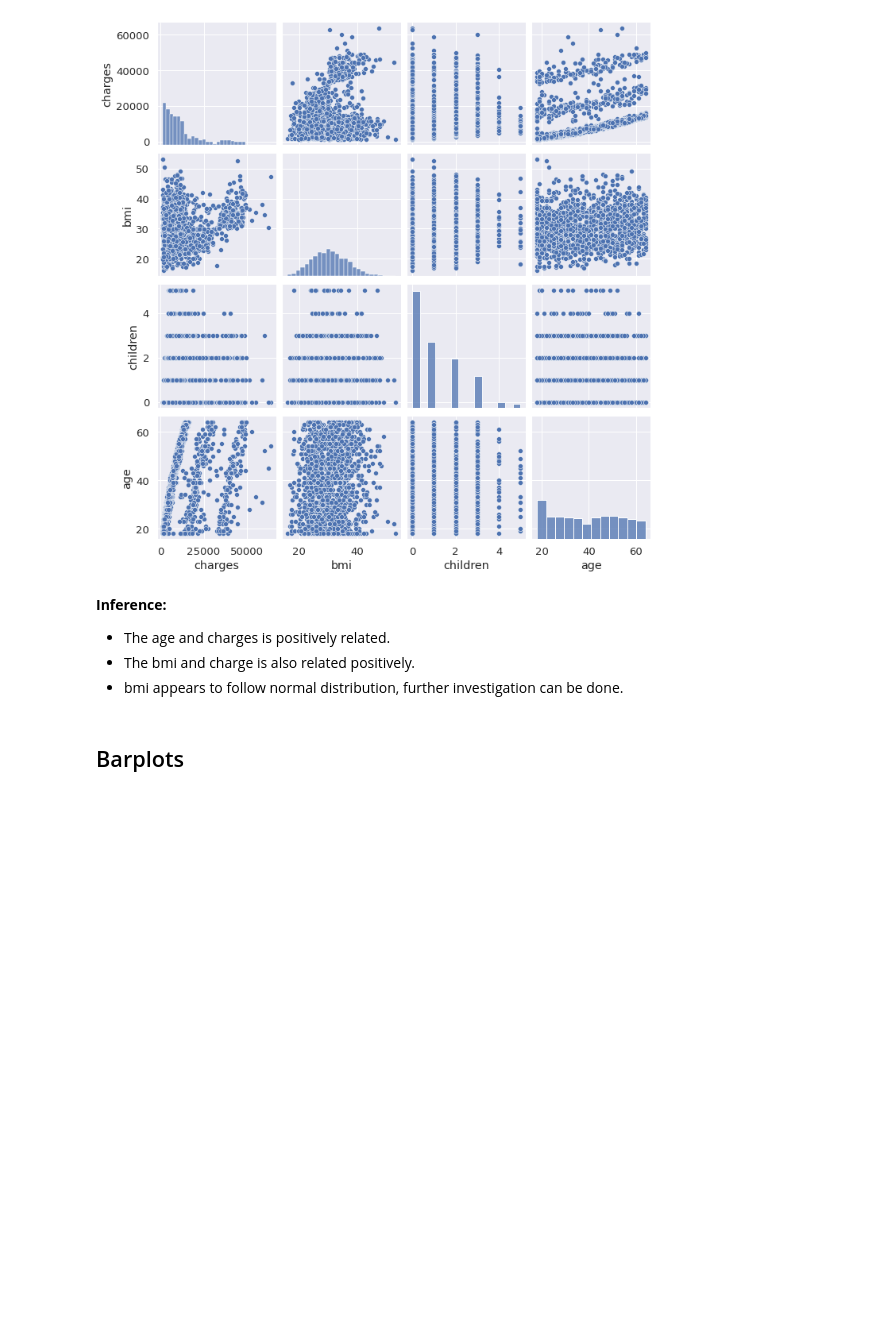
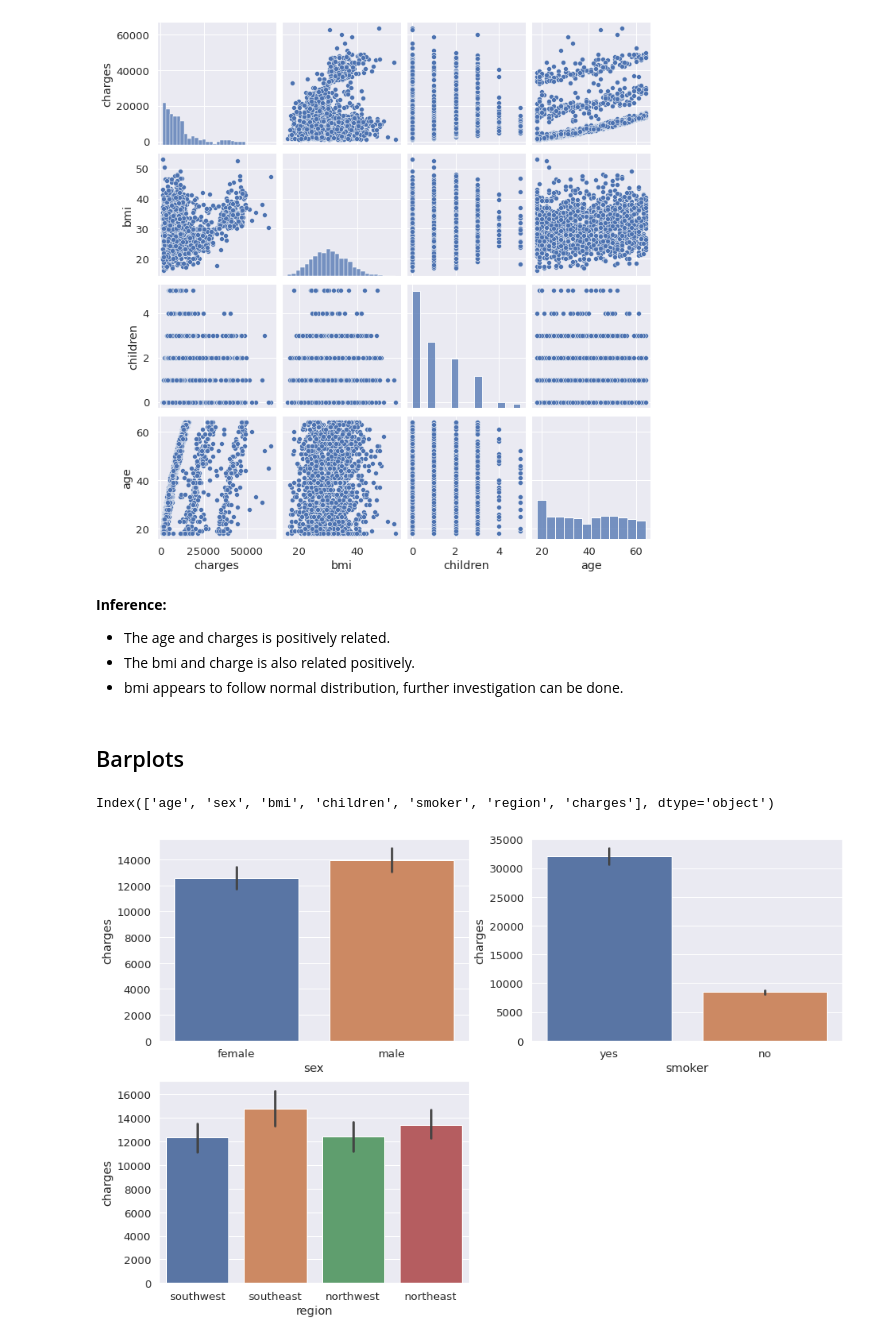
Before and after one commit to Deepam-Rai/Machine-Learning-SSSIHL, a Jupyter notebook: Health_insurance.ipynb, the cells around one changed output. Drawn from its saved outputs; the diff is of its cells as text; code cells hidden in the pictures; blank space fills up the shorter version.

```diff
--- a/Health_insurance.ipynb
+++ b/Health_insurance.ipynb
@@ -129,3 +128,18 @@ plt.show()
 - bmi appears to follow normal distribution, further investigation can be done.
 # %% [markdown]
 ## Barplots
+# %%
+df.columns
+# %% [output]
+Index(['age', 'sex', 'bmi', 'children', 'smoker', 'region', 'charges'], dtype='object')
+# %%
+plt.figure(figsize=(15,10))
+plt.subplot(2,2,1)
+sns.barplot(x='sex', y='charges', data=df)
+plt.subplot(2,2,2)
+sns.barplot(x='smoker', y='charges', data=df)
+plt.subplot(2,2,3)
+sns.barplot(x='region', y='charges', data=df)
+plt.show()
+# %% [output]
+[figure, added]
```
Also changed, not shown: parts of 14 cells of this notebook.
